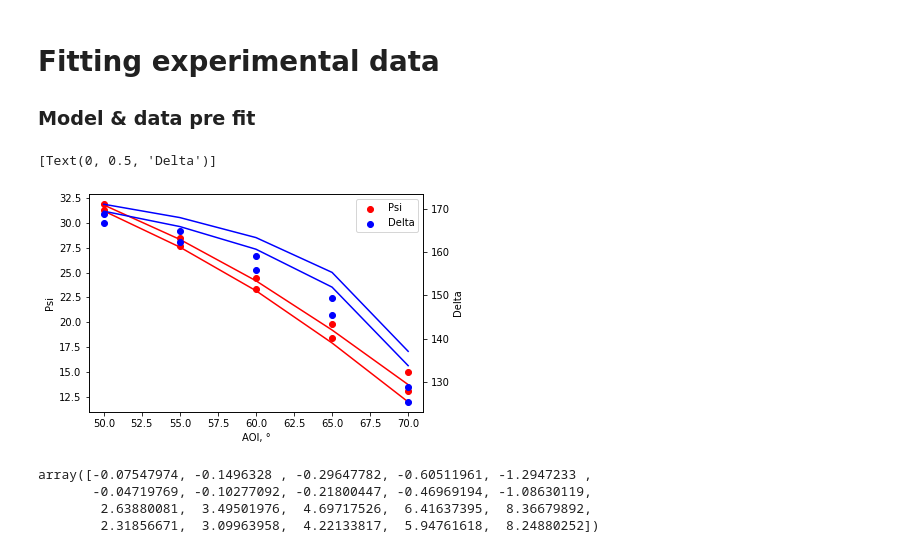
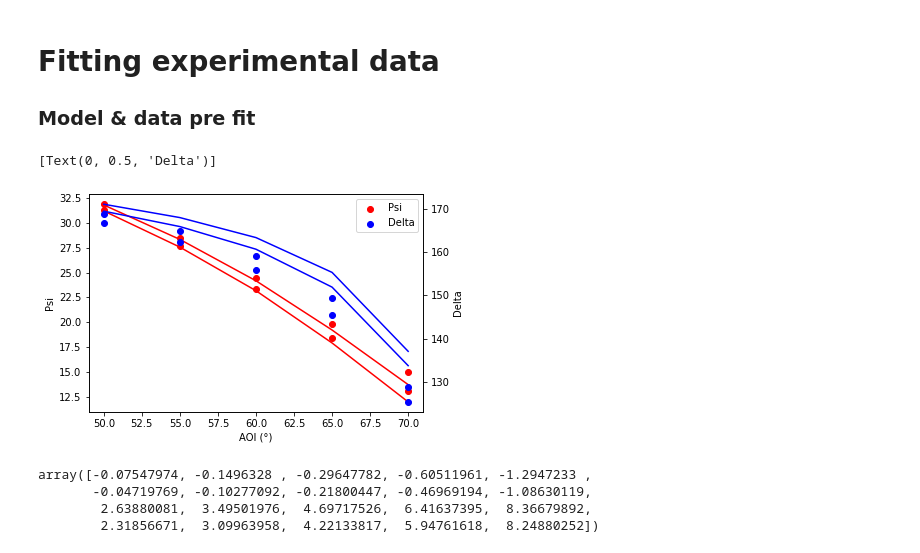
Before and after one commit to refnx/refellips, a Jupyter notebook: demos/refellipsDemo_Spectroscopic.ipynb, the cells around one changed output. Drawn from its saved outputs; the diff is of its cells as text; code cells hidden in the pictures.

```diff
--- a/demos/refellipsDemo_Spectroscopic.ipynb
+++ b/demos/refellipsDemo_Spectroscopic.ipynb
@@ -49,23 +49,23 @@ model = ReflectModelSE(struc)
 # %%
 fig, ax = plt.subplots()
 axt = ax.twinx()
 
 for idx, wav in enumerate(np.unique(data.wavelength)):
     wavelength, aoi, d_psi, d_delta = list(data.unique_wavelength_data())[idx]
 
     psi, delta = model(np.c_[np.ones_like(aoi) * wavelength, aoi])
     ax.plot(aoi, psi, color='r')
     axt.plot(aoi, delta, color='b')
 
     p = ax.scatter(aoi, d_psi, color='r')
     d = axt.scatter(aoi, d_delta, color='b')
 
 ax.legend(handles=[p,d], labels=['Psi', 'Delta'])
-ax.set(ylabel='Psi', xlabel='AOI, °')
+ax.set(ylabel='Psi', xlabel='AOI (°)')
 axt.set(ylabel='Delta')
 # %% [output]
 [Text(0, 0.5, 'Delta')]
-[figure, old version]
+[figure, new version]
 # %%
 objective = ObjectiveSE(model, data)
 # %%
```
Also changed, not shown: parts of 2 cells of this notebook, 6 other files.
